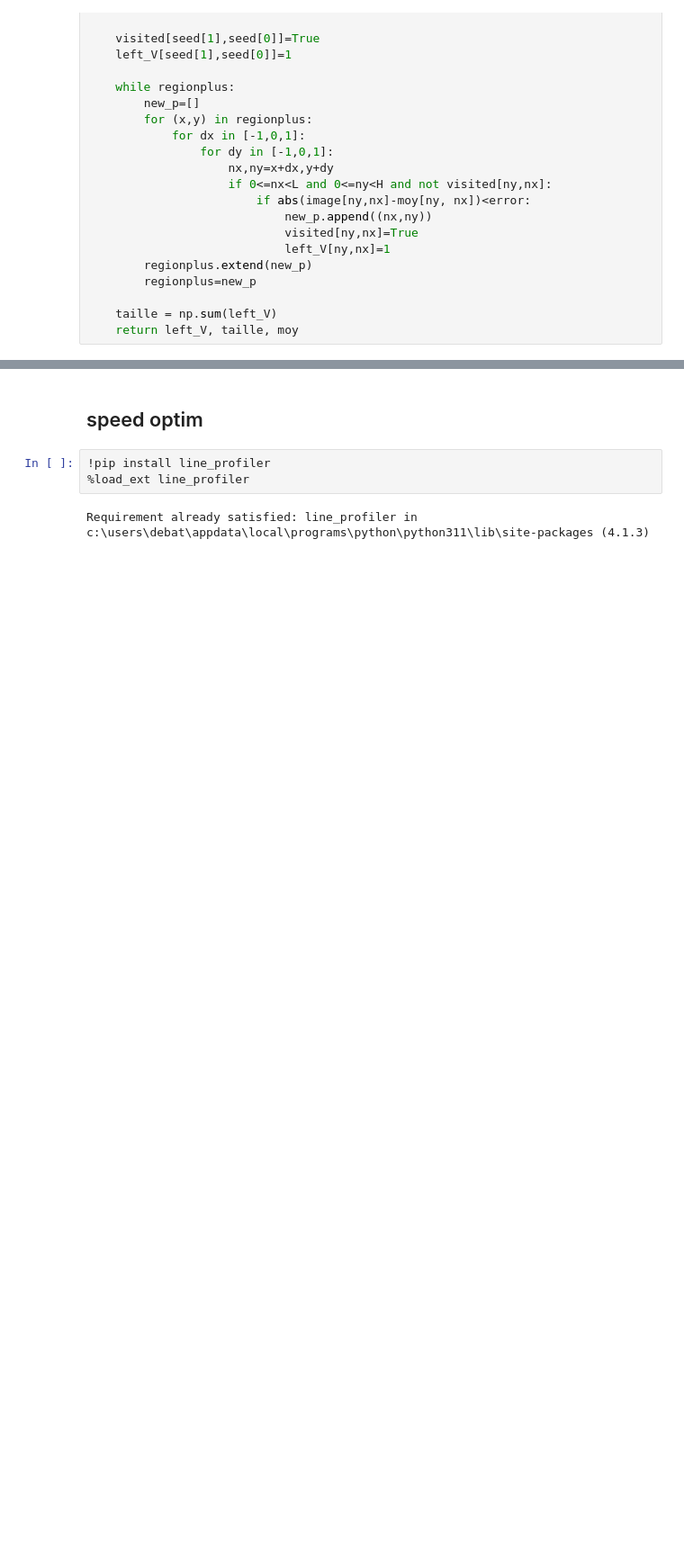
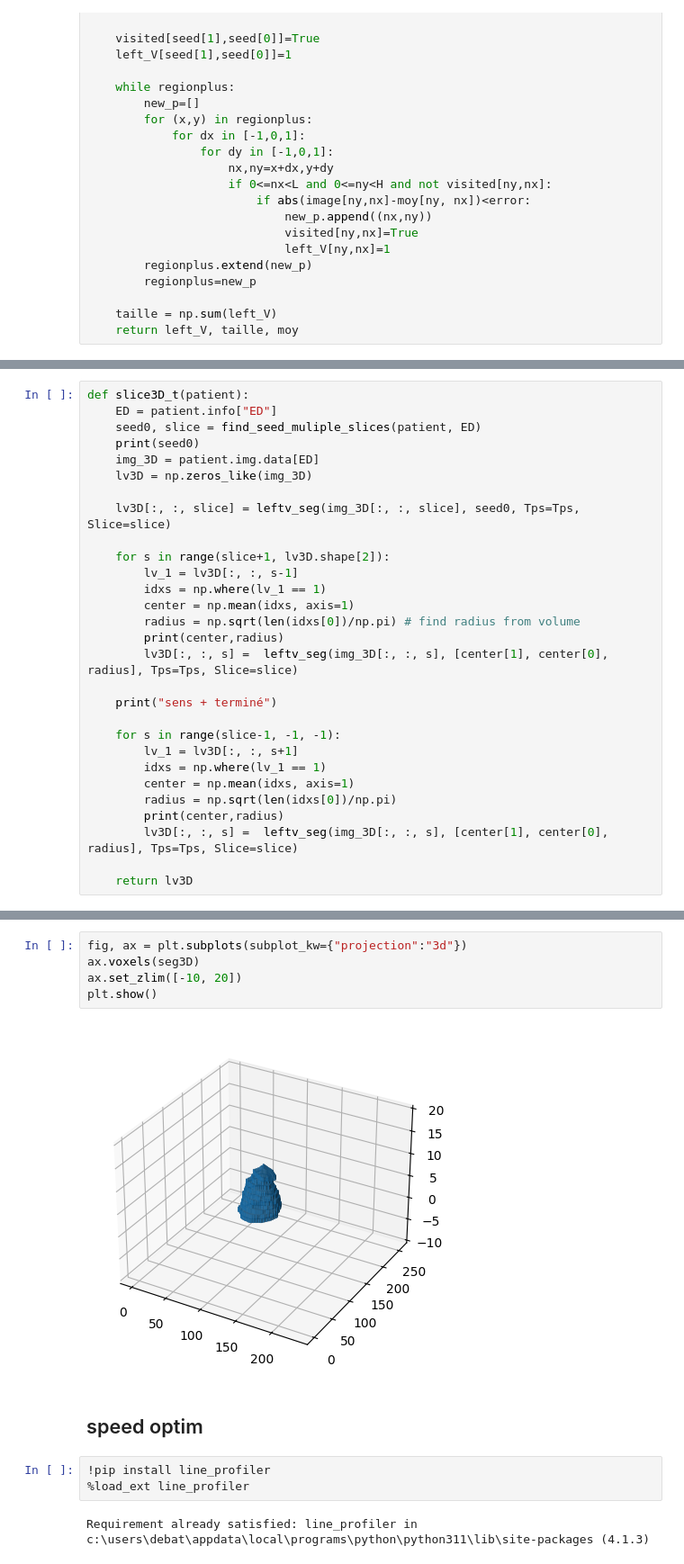
Before and after one commit to Bastaxeloux/proj3dt, a Jupyter notebook: metrics.ipynb, the cells around one changed output, grey strips where cells are left out. Shown at 90% size. Saved outputs shown, nothing was run; the diff lists cells and outputs as text; blank space fills up the shorter version.

```diff
--- a/metrics.ipynb
+++ b/metrics.ipynb
@@ -508,0 +504,29 @@ recherche_lv(10) #2% d'erreur
+# %%
+def slice3D_t(patient):
+    ED = patient.info["ED"]
+    seed0, slice = find_seed_muliple_slices(patient, ED)
+    print(seed0)
+    img_3D = patient.img.data[ED]
+    lv3D = np.zeros_like(img_3D)
+
+    lv3D[:, :, slice] = leftv_seg(img_3D[:, :, slice], seed0, Tps=Tps, Slice=slice)
+
+    for s in range(slice+1, lv3D.shape[2]):
+        lv_1 = lv3D[:, :, s-1]
+        idxs = np.where(lv_1 == 1)
+        center = np.mean(idxs, axis=1)
+        radius = np.sqrt(len(idxs[0])/np.pi) # find radius from volume
+        print(center,radius)
+        lv3D[:, :, s] =  leftv_seg(img_3D[:, :, s], [center[1], center[0], radius], Tps=Tps, Slice=slice)
+
+    print("sens + terminé")
+
+    for s in range(slice-1, -1, -1):
+        lv_1 = lv3D[:, :, s+1]
+        idxs = np.where(lv_1 == 1)
+        center = np.mean(idxs, axis=1)
+        radius = np.sqrt(len(idxs[0])/np.pi)
+        print(center,radius)
+        lv3D[:, :, s] =  leftv_seg(img_3D[:, :, s], [center[1], center[0], radius], Tps=Tps, Slice=slice)
+
+    return lv3D
@@ -509,3 +551,10 @@ recherche_lv(10) #2% d'erreur
+# %%
+fig, ax = plt.subplots(subplot_kw={"projection":"3d"})
+ax.voxels(seg3D)
+ax.set_zlim([-10, 20])
+plt.show()
+# %% [output]
+[figure, added]
 # %% [markdown]
 ## speed optim
 # %%
```
Also changed, not shown: parts of 9 cells of this notebook, 1 other file.
